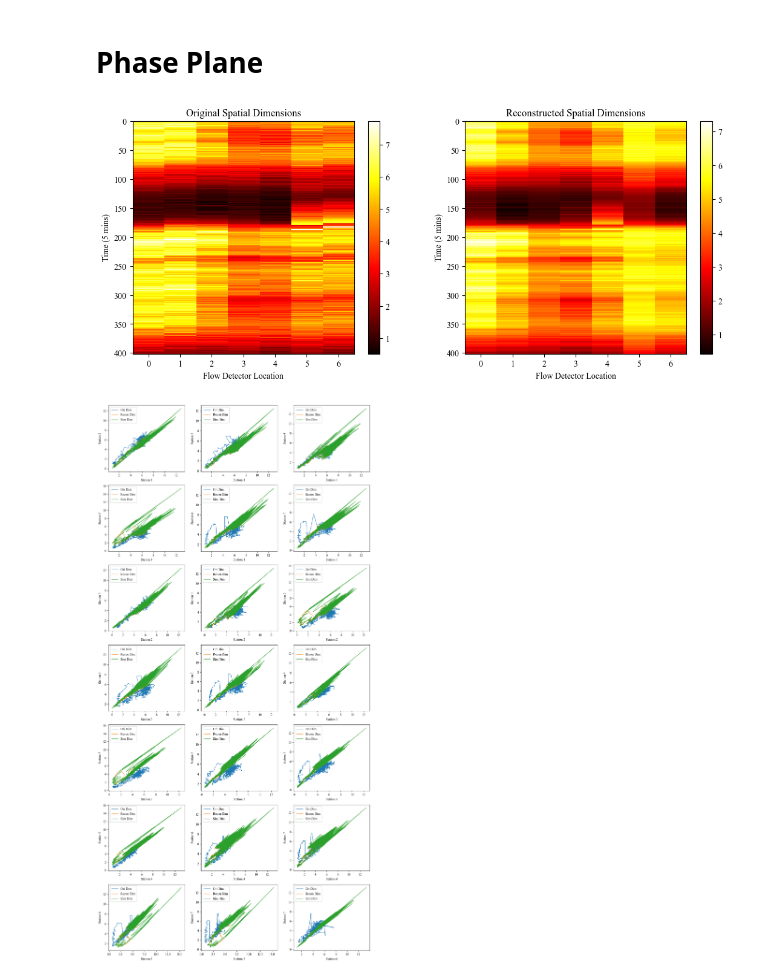
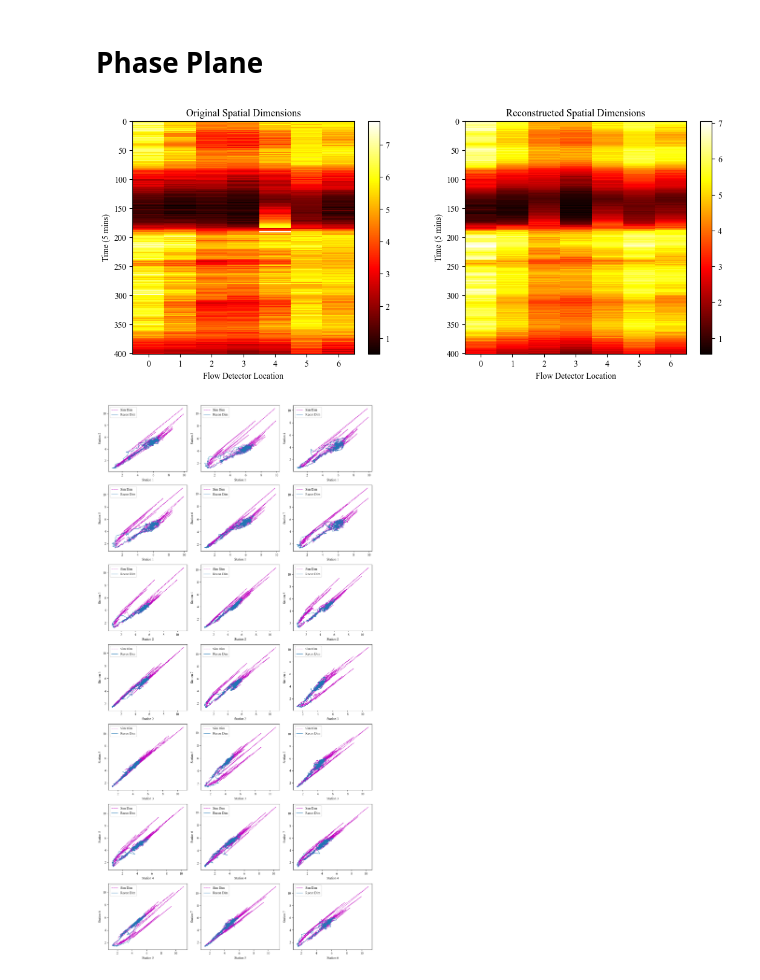
Before and after one commit to wzh96/Traffic_Network_Flow_Dynamics, a Jupyter notebook: Result_visualization.ipynb, the cells around one changed output. Cells and saved outputs as stored; diff of their text form; code cells hidden in the pictures.

```diff
--- a/Result_visualization.ipynb
+++ b/Result_visualization.ipynb
@@ -5,7 +5,7 @@ from matplotlib import pyplot as plt
 from scipy.linalg import hankel
 
 params = {}
-params['embedding_dimension'] = 4
+params['embedding_dimension'] = 10
 params['partial_measurement'] =7
 params['latent_dim'] = 10
 # %%
@@ -102,7 +102,7 @@ plt.show()
 # %%
 #Simulate data with discovered governing equations
 total_sim_timestep = 402
-total_pred_step = 1
+total_pred_step = 2
 s = (total_sim_timestep+1, 10)
 sim_result = np.zeros(s)
 sim_result[0,:] = z[0,:].reshape(1,-1)
@@ -156,28 +156,28 @@ axs[1].set_title('Reconstructed Spatial Dimensions')
 plt.rcParams['font.family'] = 'Times New Roman'
 plt.show()
 # %% [output]
-[figure, old version]
+[figure, new version]
 # %%
 indices = range(7)
 index_pair = []
 for i in range(7):
     for j in range(i+1, 7):
         index_pair.append((indices[i], indices[j]))
 
 fig, axs = plt.subplots(nrows=7, ncols=3, figsize=(12, 24))
 for row in range(7):
     for col in range(3):
         index1 = index_pair[row*3 + col][0]
         index2 = index_pair[row*3 + col][1]
-        axs[row, col].plot(X_ori[:,index1], X_ori[:,index2], linewidth = 1, label = 'Ori Dim')
+        #axs[row, col].plot(X_ori[:,index1], X_ori[:,index2], linewidth = 1, label = 'Ori Dim')
+        axs[row, col].plot(sim_result[:,index1], sim_result[:,index2], "--m",linewidth = 1, label = 'Sim Dim')
         axs[row, col].plot(z[:,index1], z[:,index2], linewidth = 1, label = 'Recon Dim')
-        axs[row, col].plot(sim_result[:,index1], sim_result[:,index2], linewidth = 1, label = 'Sim Dim')
         axs[row, col].legend()
         axs[row, col].set_xlabel(f'Station {index1 + 1}')
         axs[row, col].set_ylabel(f'Station {index2 + 1}')
 plt.tight_layout()
 # %% [output]
-[figure, old version]
+[figure, new version]
 # %%
 indices = range(7)
 index_pair = []
```
Also changed, not shown: parts of 6 cells of this notebook, 10 other files.
